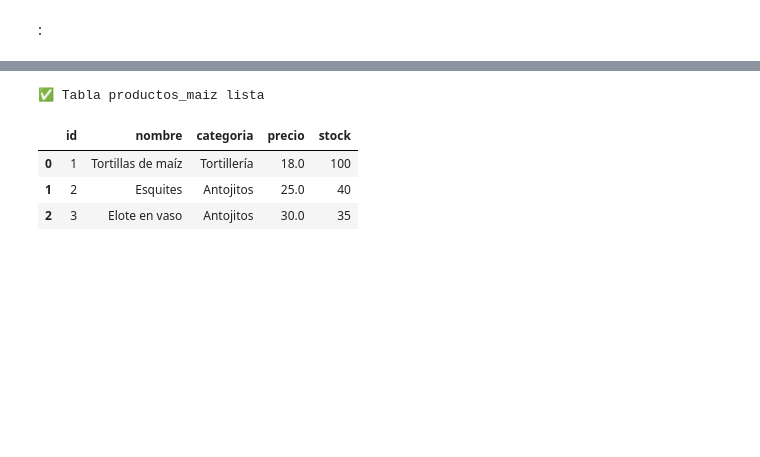
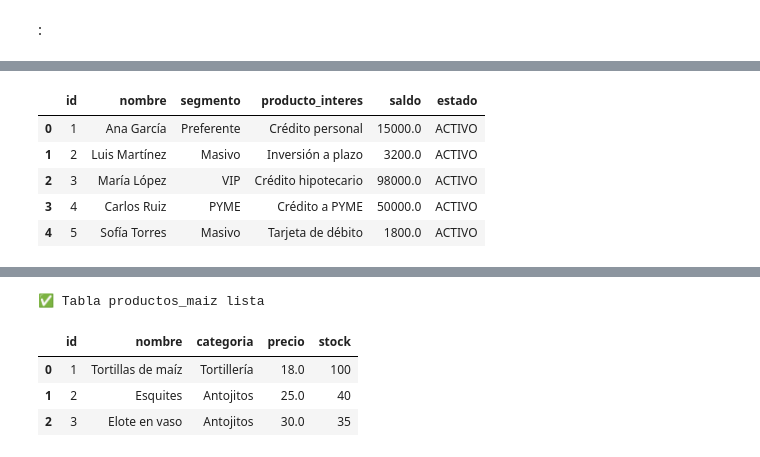
Before and after one commit to PrivateerDev/ColabBD, a Jupyter notebook: Práctica1BD.ipynb, the cells around one changed output, grey strips where cells are left out. Saved outputs shown, nothing was run; the diff lists cells and outputs as text; code cells hidden in the pictures; blank space fills up the shorter version.

```diff
--- a/Práctica1BD.ipynb
+++ b/Práctica1BD.ipynb
@@ -4,0 +93,9 @@
+# %%
+pd.read_sql_query('SELECT * FROM cartera_clientes', conn)
+# %% [output]
+|  | id | nombre | segmento | producto_interes | saldo | estado |
+| 0 | 1 | Ana García | Preferente | Crédito personal | 15000.0 | ACTIVO |
+| 1 | 2 | Luis Martínez | Masivo | Inversión a plazo | 3200.0 | ACTIVO |
+| 2 | 3 | María López | VIP | Crédito hipotecario | 98000.0 | ACTIVO |
+| 3 | 4 | Carlos Ruiz | PYME | Crédito a PYME | 50000.0 | ACTIVO |
+| 4 | 5 | Sofía Torres | Masivo | Tarjeta de débito | 1800.0 | ACTIVO |
```
Also changed, not shown: parts of 11 cells of this notebook.
